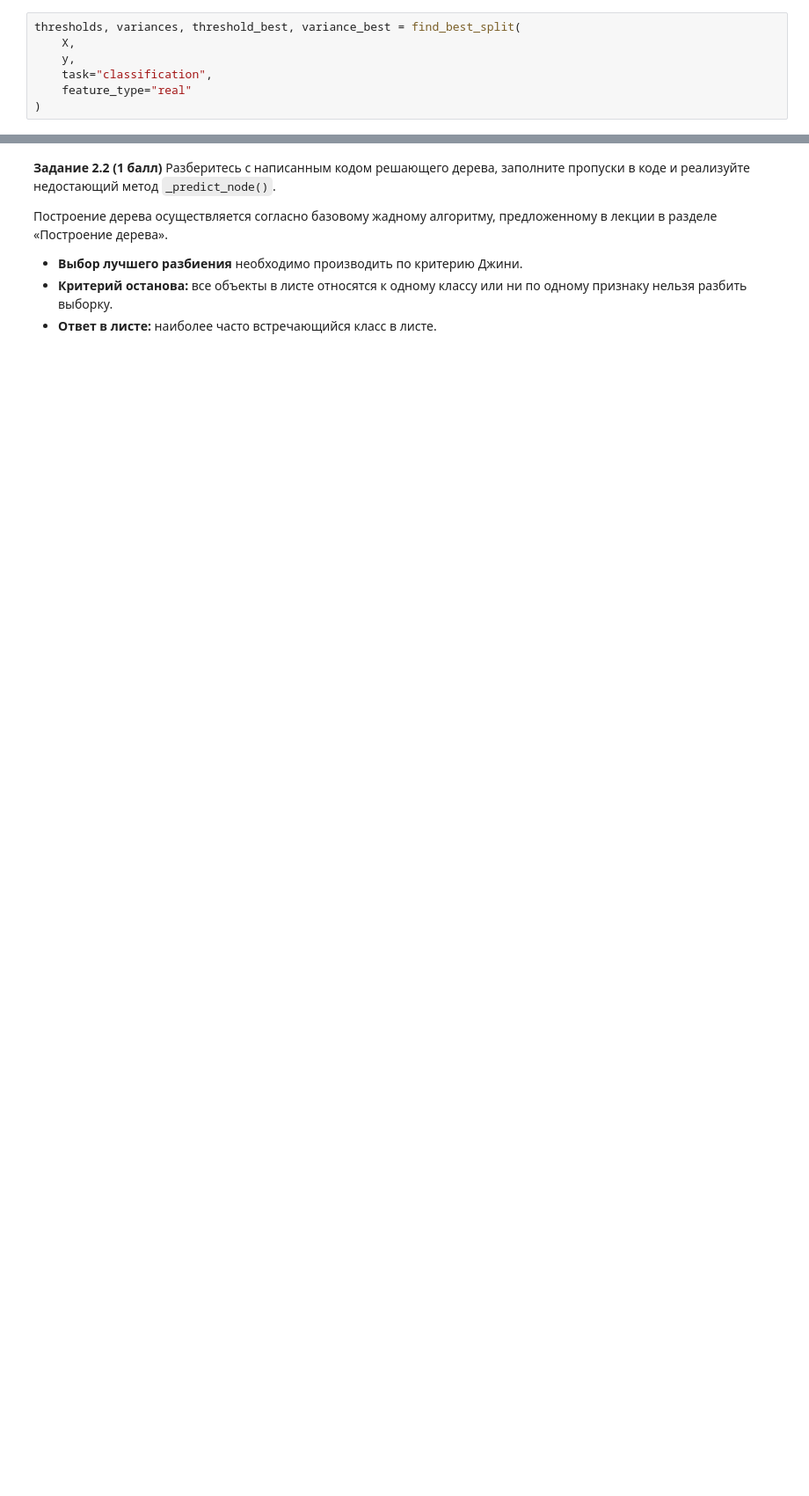
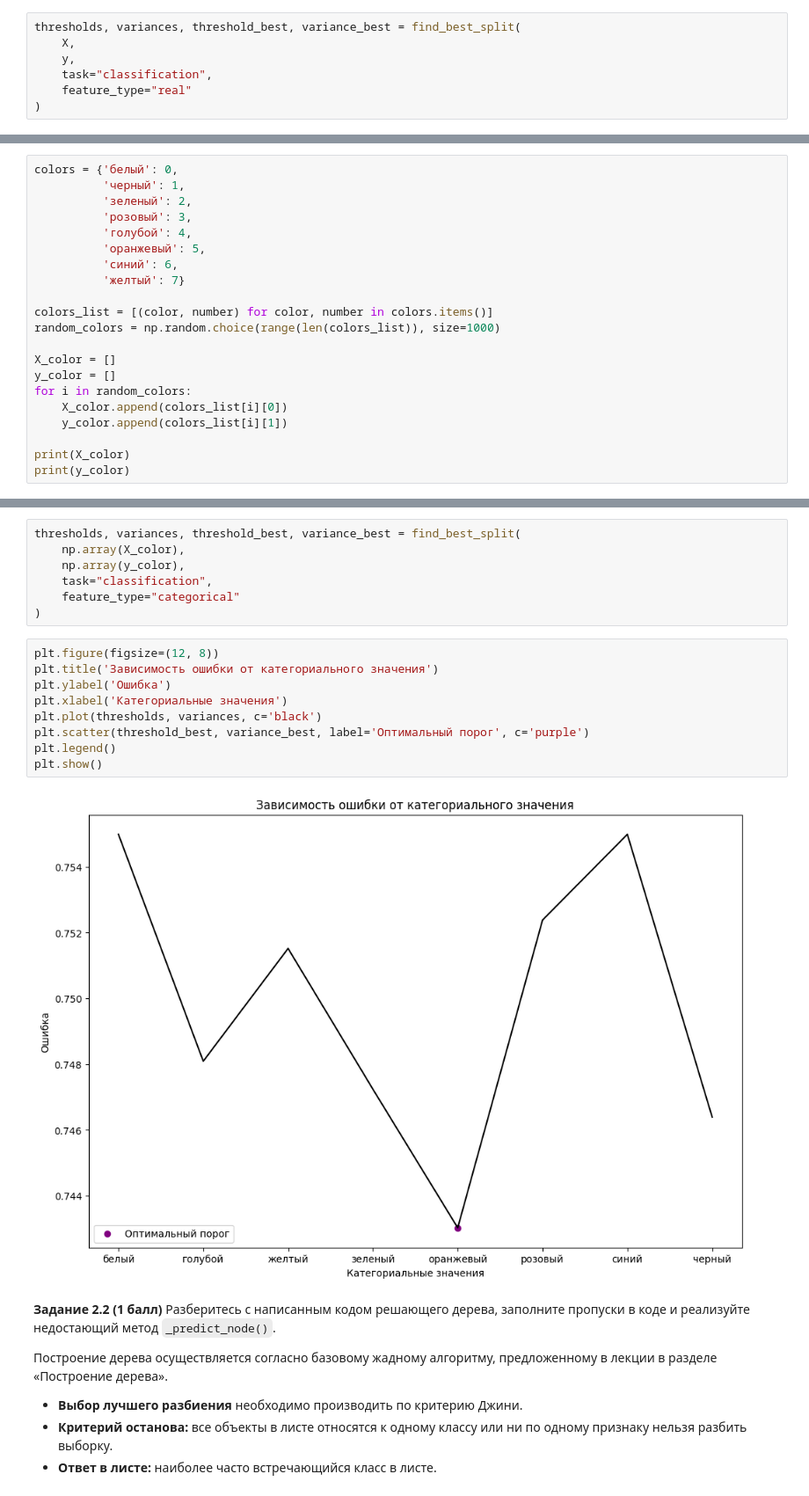
Before and after one commit to 1mmo/data-analysis-handbook, a Jupyter notebook: handbook/Machine Learning/algorithms/trees_hm05/hw05-trees-rf.ipynb, the cells around one changed output, grey strips where cells are left out. Shown at 88% size. Cells and saved outputs as stored; diff of their text form; blank space fills up the shorter version.

```diff
--- a/handbook/Machine Learning/algorithms/trees_hm05/hw05-trees-rf.ipynb
+++ b/handbook/Machine Learning/algorithms/trees_hm05/hw05-trees-rf.ipynb
@@ -360,0 +373,21 @@ plt.show()
+# %%
+colors = {'белый': 0,
+          'черный': 1,
+          'зеленый': 2,
+          'розовый': 3,
+          'голубой': 4,
+          'оранжевый': 5,
+          'синий': 6,
+          'желтый': 7}
+
+colors_list = [(color, number) for color, number in colors.items()]
+random_colors = np.random.choice(range(len(colors_list)), size=1000)
+
+X_color = []
+y_color = []
+for i in random_colors:
+    X_color.append(colors_list[i][0])
+    y_color.append(colors_list[i][1])
+
+print(X_color)
+print(y_color)
@@ -361,3 +397,21 @@ plt.show()
+# %%
+thresholds, variances, threshold_best, variance_best = find_best_split(
+    np.array(X_color),
+    np.array(y_color),
+    task="classification",
+    feature_type="categorical"
+)
+# %%
+plt.figure(figsize=(12, 8))
+plt.title('Зависимость ошибки от категориального значения')
+plt.ylabel('Ошибка')
+plt.xlabel('Категориальные значения')
+plt.plot(thresholds, variances, c='black')
+plt.scatter(threshold_best, variance_best, label='Оптимальный порог', c='purple')
+plt.legend()
+plt.show()
+# %% [output]
+[figure, added]
 # %% [markdown]
 **Задание 2.2 (1 балл)** Разберитесь с написанным кодом решающего дерева, заполните пропуски в коде и реализуйте недостающий метод `_predict_node()`.
 
```
Also changed, not shown: parts of 5 cells of this notebook.
